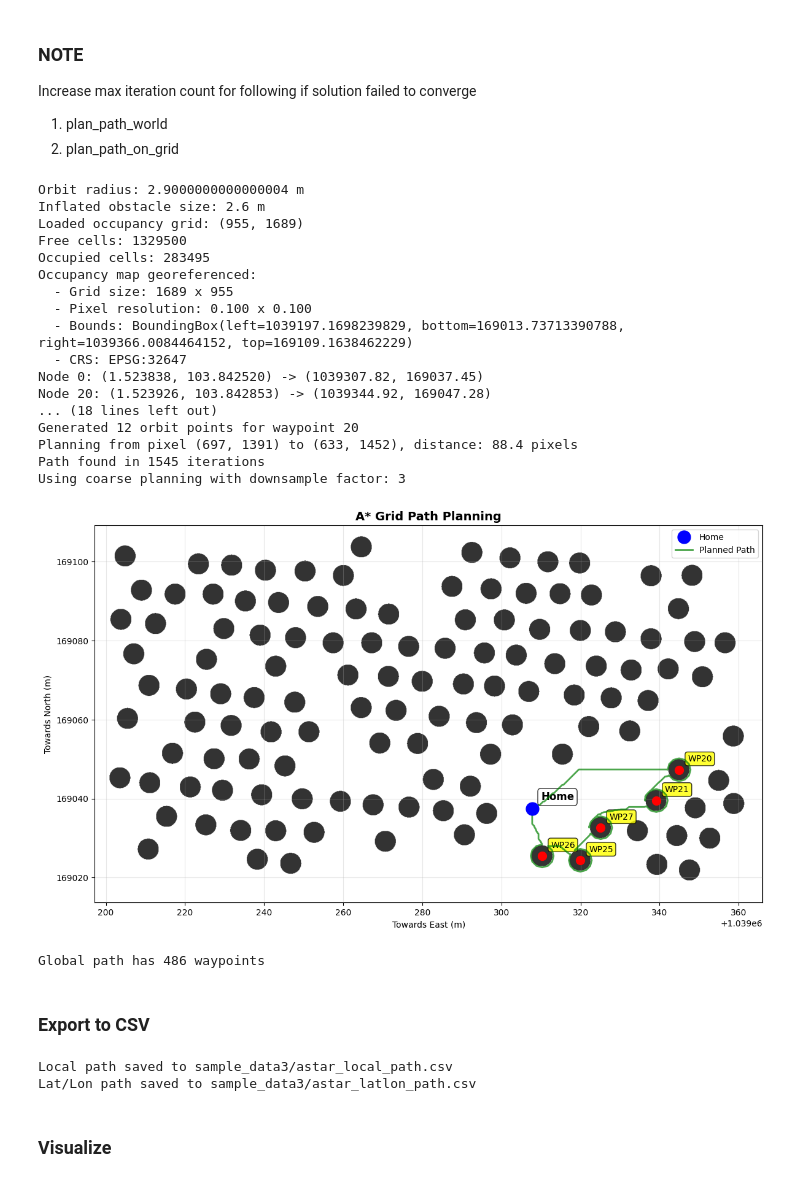
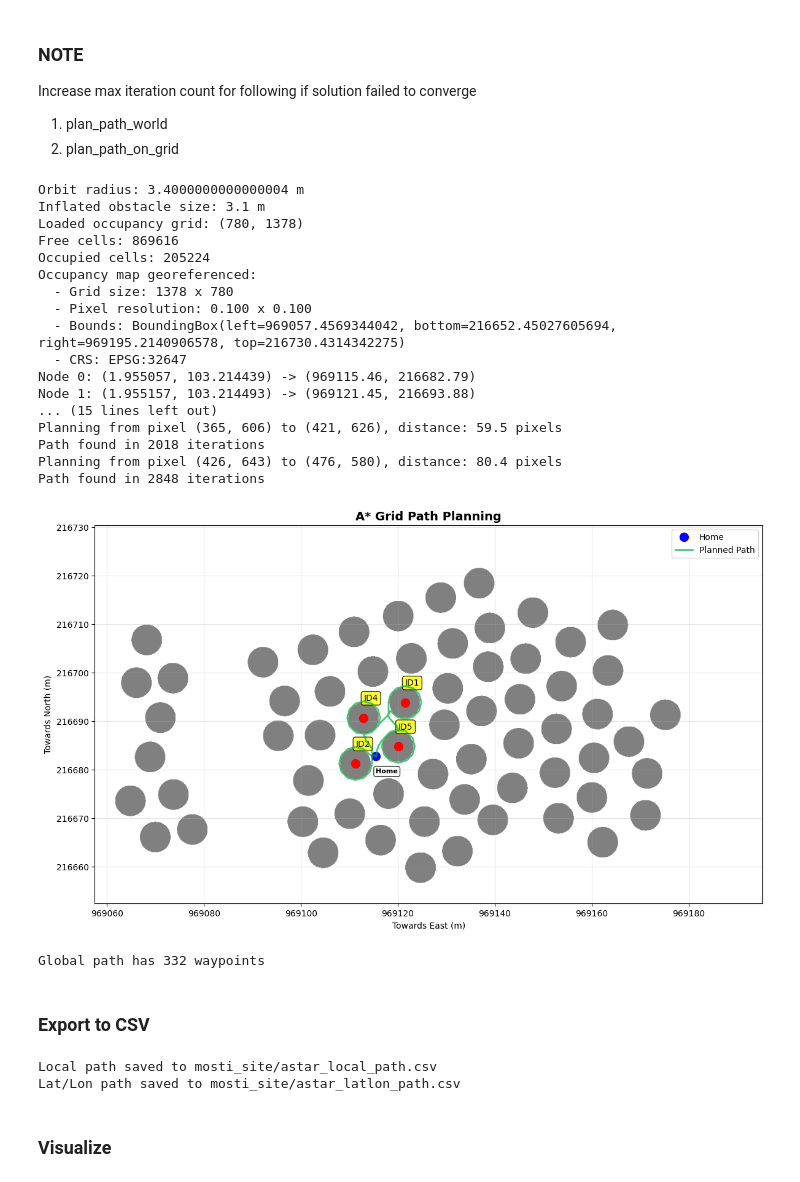
Before and after one commit to limshoonkit/PalmOilDetectree2, a Jupyter notebook: notebook/6-SolveVRP.ipynb, the cells around one changed output. Saved outputs shown, nothing was run; the diff lists cells and outputs as text; code cells hidden in the pictures.

Commit message:
update for mosti, allow adding multiple mesh, fix viz

```diff
--- a/notebook/6-SolveVRP.ipynb
+++ b/notebook/6-SolveVRP.ipynb
@@ -29,21 +35,22 @@ Note: you may need to restart the kernel to use updated packages.
 - Visualize on ipyleaflet
 # %%
 # Params
-site_path = "sample_data3/"  # *CHANGE HERE* for different sample data
-img_path = site_path + "random_oilpalm.tif"
+site_path = "mosti_site/"  # *CHANGE HERE* for different sample data
+img_path = site_path + "mosti_site.tif"
 crowns_path = site_path + "crowns_exported.gpkg"
 overlay_img_path = site_path + "overlay_rgb.png"
 
 # Home/origin location (lat, lon)
 # home = (1.954826, 103.214203) # sample 1
 # home = (1.426639, 103.644381) # sample 2
-home = (1.523838, 103.842520) # sample 3
+# home = (1.523838, 103.842520) # sample 3
+home = (1.955057, 103.214439) # mosti_site
 
 # List of crown IDs to visit
-visit_ids = [20, 21, 25, 26, 27]
+visit_ids = [1, 2, 4, 5]
 
 # Drone parameters
-drone_speed = 1.5        # meters per second
+drone_speed = 1.0        # meters per second
 max_flight_time = 480.0  # seconds
 max_distance = drone_speed * max_flight_time  # meters
 # %%
@@ -360,15 +366,15 @@ Button(description='Start Drone Animation', layout=Layout(height='40px', margin=
 ## 2. Create occupancy grid
 # %%
 # Params
-site_path = "sample_data3/" # *CHANGE HERE* for different sample data
-img_path = site_path + "random_oilpalm.tif"
+site_path = "mosti_site/" # *CHANGE HERE* for different sample data
+img_path = site_path + "mosti_site.tif"
 crowns_path = site_path + "crowns_exported.gpkg"
 overlay_img_path = site_path + "overlay_rgb.png"
 occupancy_img_path = site_path + "occupancy_map.png"
 occupancy_resolution = 0.1 # in m
 vehicle_radius = 0.3 # in m
 palm_oil_tree_radius = 0.5 # in m
-orbital_radius = 1.0 # in m
+orbital_radius = 1.5 # in m
 inflated_obstacle = (vehicle_radius + palm_oil_tree_radius) * 2 + orbital_radius
 # %%
 # Generate occupancy map
@@ -1166,14 +1174,14 @@ Increase max iteration count for following if solution failed to converge
 1) plan_path_world
 2) plan_path_on_grid
 # %%
-site_path = "sample_data3/"  # *CHANGE HERE* for different sample data
+site_path = "mosti_site/"  # *CHANGE HERE* for different sample data
 map_path = site_path + "occupancy_map.png"
-img_path = site_path + "random_oilpalm.tif"
+img_path = site_path + "mosti_site.tif"
 crowns_path = site_path + "crowns_exported.gpkg"
 occupancy_resolution = 0.1 # in m
 vehicle_radius = 0.3 # in m
 palm_oil_tree_radius = 0.5 # in m
-orbital_radius = 1.0 # in m
+orbital_radius = 1.5 # in m
 inflated_obstacle = (vehicle_radius + palm_oil_tree_radius) * 2 + orbital_radius
 orbit_radius = inflated_obstacle + 3 * occupancy_resolution
 print(f"Orbit radius: {orbit_radius} m")
@@ -1182,63 +1190,64 @@ print(f"Inflated obstacle size: {inflated_obstacle} m")
 # Waypoint configuration
 # home = (1.954826, 103.214203) # sample 1
 # home = (1.426639, 103.644381) # sample 2
-home = (1.523838, 103.842520) # sample 3
+# home = (1.523838, 103.842520) # sample 3
+home = (1.955057, 103.214439) # mosti_site
 
 # List of crown IDs to visit
-visit_ids = [20, 21, 25, 26, 27]
+visit_ids = [1, 2, 4, 5]
 
 # Drone parameters
-drone_speed = 1.5        # meters per second
+drone_speed = 1.0        # meters per second
 max_flight_time = 480.0  # seconds
 max_distance = drone_speed * max_flight_time  # meters
 
 # Setup environment
 georef_map, world_coords = setup_path_planning_environment(
     img_path, crowns_path, map_path, home, visit_ids
 )
 
 if georef_map is not None:
     # Solve TSP
     tsp_order = solve_tsp_with_ortools(world_coords, visit_ids, max_distance)
 
     # Plan path with A*
     astar_planner = AStarGrid(georef_map, allow_diagonal=True, orbit_radius=orbit_radius, orbit_points=12)
     global_path = astar_planner.plan_global_path(
         world_coords[0], world_coords, tsp_order
     )
 
     # Plot results
     plot_path_on_map(georef_map, world_coords, visit_ids,
                     global_path, "A* Grid Path Planning")
 
     print(f"Global path has {len(global_path)} waypoints")
 # %% [output]
-Orbit radius: 2.9000000000000004 m
-Inflated obstacle size: 2.6 m
-Loaded occupancy grid: (955, 1689)
-Free cells: 1329500
-Occupied cells: 283495
+Orbit radius: 3.4000000000000004 m
+Inflated obstacle size: 3.1 m
+Loaded occupancy grid: (780, 1378)
+Free cells: 869616
+Occupied cells: 205224
 Occupancy map georeferenced:
-  - Grid size: 1689 x 955
+  - Grid size: 1378 x 780
   - Pixel resolution: 0.100 x 0.100
-  - Bounds: BoundingBox(left=1039197.1698239829, bottom=169013.73713390788, right=1039366.0084464152, top=169109.1638462229)
+  - Bounds: BoundingBox(left=969057.4569344042, bottom=216652.45027605694, right=969195.2140906578, top=216730.4314342275)
   - CRS: EPSG:32647
-Node 0: (1.523838, 103.842520) -> (1039307.82, 169037.45)
-Node 20: (1.523926, 103.842853) -> (1039344.92, 169047.28)
-... (18 lines left out)
-Generated 12 orbit points for waypoint 20
-Planning from pixel (697, 1391) to (633, 1452), distance: 88.4 pixels
-Path found in 1545 iterations
-Using coarse planning with downsample factor: 3
+Node 0: (1.955057, 103.214439) -> (969115.46, 216682.79)
+Node 1: (1.955157, 103.214493) -> (969121.45, 216693.88)
+... (15 lines left out)
+Planning from pixel (365, 606) to (421, 626), distance: 59.5 pixels
+Path found in 2018 iterations
+Planning from pixel (426, 643) to (476, 580), distance: 80.4 pixels
+Path found in 2848 iterations
-[figure, old version]
+[figure, new version]
-Global path has 486 waypoints
+Global path has 332 waypoints
 # %% [markdown]
 ### Export to CSV
 # %%
 import csv
 
-site_path = "sample_data3/" # *CHANGE HERE* for different sample data
-img_path = site_path + "random_oilpalm.tif"
+site_path = "mosti_site/" # *CHANGE HERE* for different sample data
+img_path = site_path + "mosti_site.tif"
 local_path_csv = site_path + "astar_local_path.csv"
 latlon_path_csv = site_path + "astar_latlon_path.csv"
 
@@ -1265,8 +1274,8 @@ with open(latlon_path_csv, 'w', newline='') as f:
 print(f"Local path saved to {local_path_csv}")
 print(f"Lat/Lon path saved to {latlon_path_csv}")
 # %% [output]
-Local path saved to sample_data3/astar_local_path.csv
-Lat/Lon path saved to sample_data3/astar_latlon_path.csv
+Local path saved to mosti_site/astar_local_path.csv
+Lat/Lon path saved to mosti_site/astar_latlon_path.csv
 # %% [markdown]
 ### Visualize
 # %%
```
Also changed, not shown: parts of 11 cells of this notebook, 18 other files.
